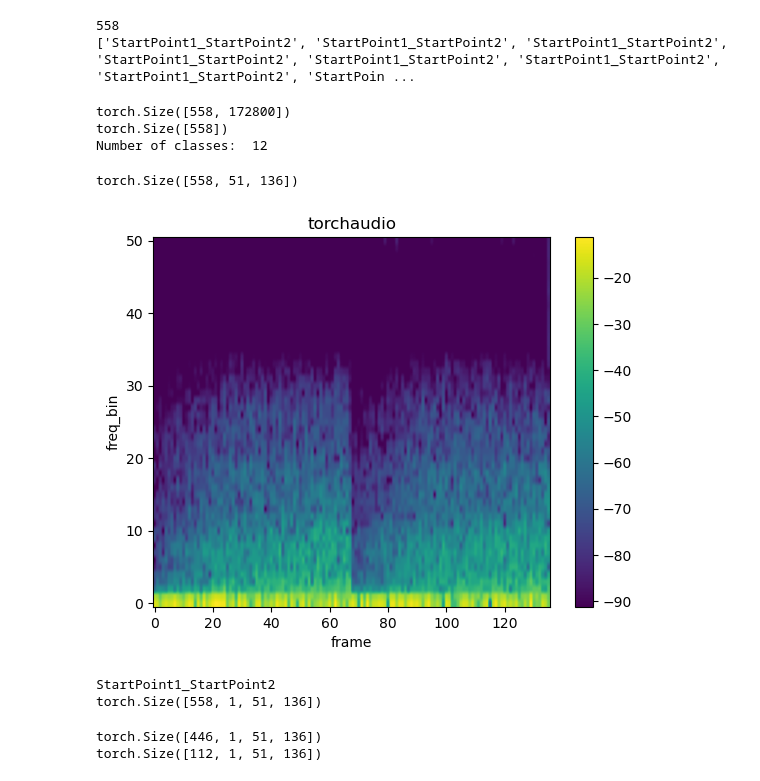
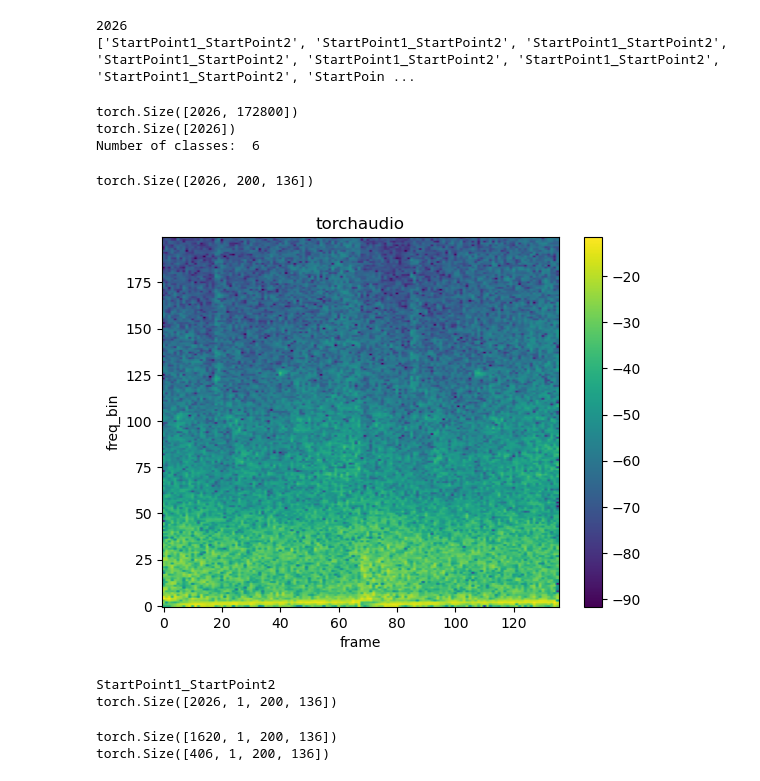
Before and after one commit to DoSomeWaffles/master_thesis, a Jupyter notebook: tools/sound-to-spectrogram/sound-source-classifier.ipynb, the cells around one changed output. Drawn from its saved outputs; the diff is of its cells as text; code cells hidden in the pictures.

Commit message:
runs and validation set tools

```diff
--- a/tools/sound-to-spectrogram/sound-source-classifier.ipynb
+++ b/tools/sound-to-spectrogram/sound-source-classifier.ipynb
@@ -42,19 +53,19 @@ def plot_fbank(fbank, title=None):
 # %%
 
 # Specify the root folder that contains sub-folders with audio files
-root = '..\\..\\sound-propagation-simulation\\dataset\\2023-03-22 11-50-31'
+validation_root = '..\\..\\sound-propagation-simulation\\dataset\\2023-04-03 10-46-21'
 
 # Create empty lists to store waveforms, sample rates and labels
 waveforms = []
 sample_rates = []
 labels = []
-
+print(len(os.listdir(validation_root)))
 # Loop over the sub-folders in the root folder
-for folder in os.listdir(root):
+for folder in os.listdir(validation_root):
     # Get the label from the folder name
     label = folder
     # Loop over the audio files in each sub-folder
-    for filename in glob.glob(os.path.join(root, folder, '*stereo.wav')):
+    for filename in glob.glob(os.path.join(validation_root, folder, '*stereo.wav')):
         try:
             # Load an audio file as a tensor and its sample rate
             waveform, sample_rate = torchaudio.load(filename)
@@ -75,0 +83,8 @@ number of labels:  558
+# %%
+print("Number of waveforms: ", len(waveforms))
+print("number of labels: ", len(labels))
+# print unique labels
+print("Unique labels: ", set(labels))
+# print the number of labels by unique label
+for label in set(labels):
+    print("Number of labels by unique label: ", label, labels.count(label))
@@ -76,13 +101,18 @@ number of labels:  558
 # %%
-# append second channel after the end of first channel
-waveforms_cropped = [torch.cat((waveform, waveform), 1) for waveform in waveforms]
-# remove second channel
-waveforms_cropped = [waveform[0] for waveform in waveforms_cropped]
+def crop_audio(waveforms):
+    # append second channel after the end of first channel
+    waveforms_cropped = [torch.cat((waveform, waveform), 1) for waveform in waveforms]
+    # remove second channel
+    waveforms_cropped = [waveform[0] for waveform in waveforms_cropped]
+    # add a low pass filter
+    #waveforms_cropped = [F.lowpass_biquad(waveform, sample_rate, 1000) for waveform in waveforms_cropped]
+    return waveforms_cropped
+waveforms_cropped = crop_audio(waveforms)
 print(len(waveforms_cropped))
 labels = [label for label, waveform in zip(labels, waveforms_cropped)]
 print(labels)
 # %% [output]
-558
+2026
 ['StartPoint1_StartPoint2', 'StartPoint1_StartPoint2', 'StartPoint1_StartPoint2', 'StartPoint1_StartPoint2', 'StartPoint1_StartPoint2', 'StartPoint1_StartPoint2', 'StartPoint1_StartPoint2', 'StartPoin ...
 # %%
 # create tensors from the lists
@@ -97,26 +127,27 @@ print(int_labels.shape)
 # print number of classes
 print("Number of classes: ", len(set(labels)))
 # %% [output]
-torch.Size([558, 172800])
-torch.Size([558])
-Number of classes:  12
+torch.Size([2026, 172800])
+torch.Size([2026])
+Number of classes:  6
 # %%
 # convert the waveforms to log based spectrograms
-#spectrograms = [F.spectrogram(waveform, pad=0, window=torch.hann_window(400), n_fft=400, hop_length=160, win_length=400, power=2.0, normalized=True) for waveform in waveforms_tensor]
-spectrograms = [F.spectrogram(waveform, pad=0, window=torch.hann_window(100), n_fft=100, hop_length=1280, win_length=100, power=2.0, normalized=True) for waveform in waveforms_tensor]
+spectrograms = [F.spectrogram(waveform, pad=0, window=torch.hann_window(1000), n_fft=1000, hop_length=1280, win_length=1000, power=2.0, normalized=True) for waveform in waveforms_tensor]
 spectrograms = torch.stack(spectrograms)
+# crop the spectrograms to remove high frequencies
+spectrograms = spectrograms[:, :200, :]
 print(spectrograms.shape)
-idx=10
+idx=0
 plot_spectrogram(spectrograms[idx], title="torchaudio")
 print(labels[idx])
 # add a channel dimension
 spectrograms = spectrograms.unsqueeze(1)
 print(spectrograms.shape)
 # %% [output]
-torch.Size([558, 51, 136])
+torch.Size([2026, 200, 136])
-[figure, old version]
+[figure, new version]
 StartPoint1_StartPoint2
-torch.Size([558, 1, 51, 136])
+torch.Size([2026, 1, 200, 136])
 # %%
 # dataloader
 from torch.utils.data import TensorDataset, DataLoader
@@ -132,7 +163,7 @@ X_train, X_test, y_train, y_test = train_test_split(X, y, test_size=0.2, random_
 print(X_train.shape)
 print(X_test.shape)
 # %% [output]
-torch.Size([446, 1, 51, 136])
-torch.Size([112, 1, 51, 136])
+torch.Size([1620, 1, 200, 136])
+torch.Size([406, 1, 200, 136])
 # %%
 import torch.nn as nn
```
Also changed, not shown: parts of 11 cells of this notebook, 42 other files.
